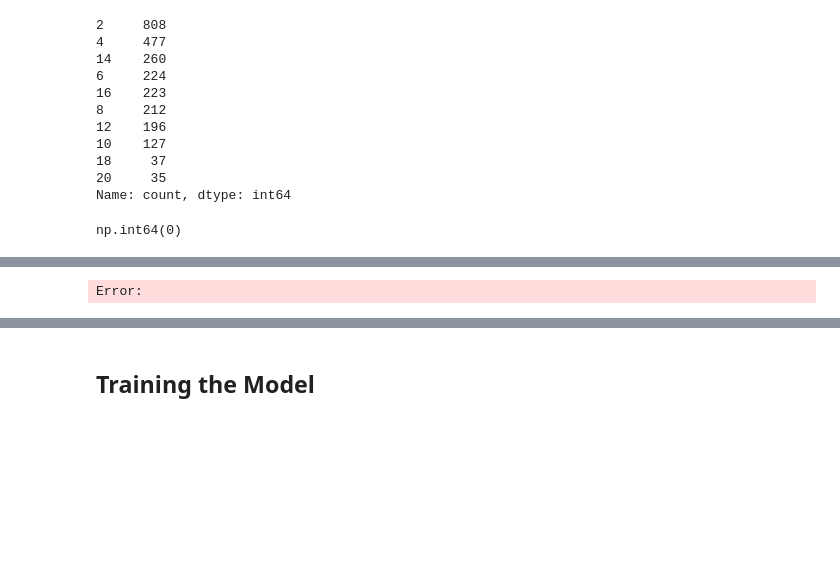
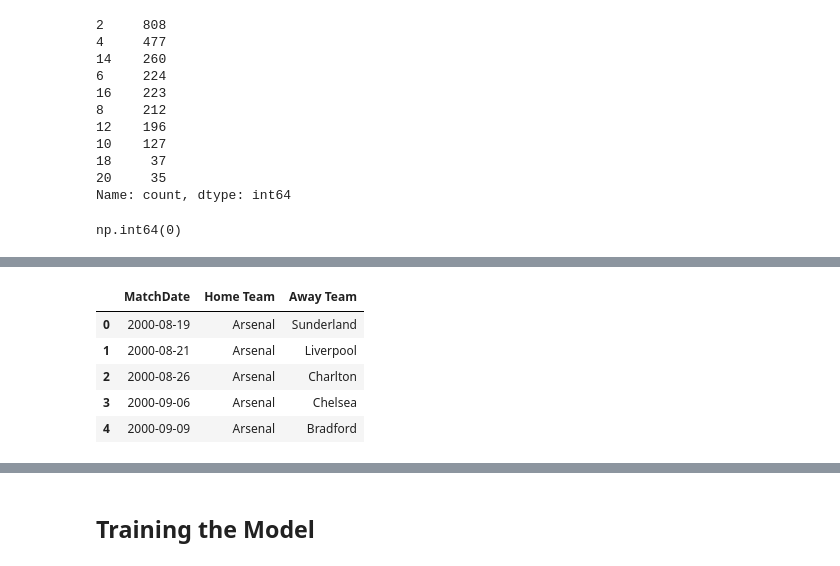
Before and after one commit to nemo-code-ai/epl-prediction-system, a Jupyter notebook: src/epl_prediction_system/system.ipynb, the cells around one changed output, grey strips where cells are left out. Cells and saved outputs as stored; diff of their text form; code cells hidden in the pictures; blank space fills up the shorter version.

```diff
--- a/src/epl_prediction_system/system.ipynb
+++ b/src/epl_prediction_system/system.ipynb
@@ -495,9 +495,14 @@ away_history.head()
 | 3 | 2000/01 | 2000-09-06 | Arsenal | Chelsea | NaN | NaN | NaN | ... |
 | 4 | 2000/01 | 2000-09-09 | Arsenal | Bradford | NaN | NaN | NaN | ... |
 # %%
-home_history[['MatchDate', 'Home Team', 'Opponent Team']].head()
+home_history[['MatchDate', 'Home Team', 'Away Team']].head()
 # %% [output]
-Error:
+|  | MatchDate | Home Team | Away Team |
+| 0 | 2000-08-19 | Arsenal | Sunderland |
+| 1 | 2000-08-21 | Arsenal | Liverpool |
+| 2 | 2000-08-26 | Arsenal | Charlton |
+| 3 | 2000-09-06 | Arsenal | Chelsea |
+| 4 | 2000-09-09 | Arsenal | Bradford |
 # %%
 away_history[['MatchDate', 'Home Team', 'Away Team']].head()
 # %% [output]
```
Also changed, not shown: parts of 7 cells of this notebook.
